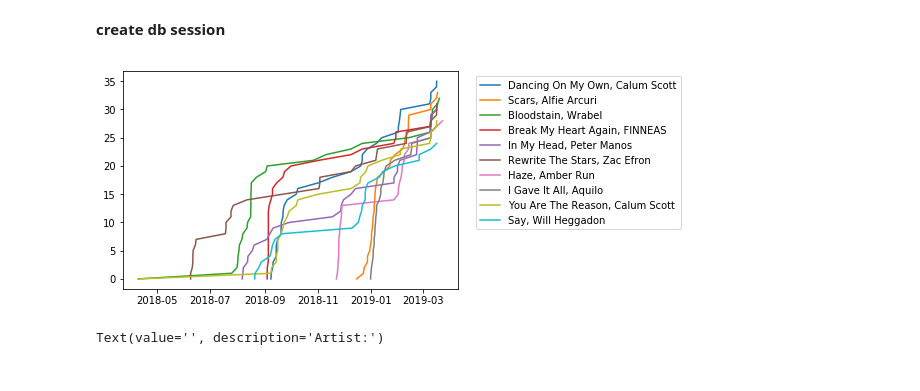
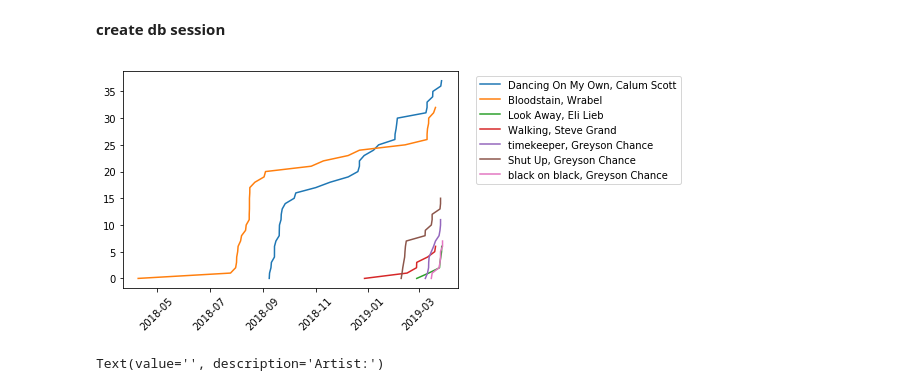
Before and after one commit to sermshar/mylastfm, a Jupyter notebook: mypylast_analysis.ipynb, the cells around one changed output. Saved outputs shown, nothing was run; the diff lists cells and outputs as text; code cells hidden in the pictures.

```diff
--- a/mypylast_analysis.ipynb
+++ b/mypylast_analysis.ipynb
@@ -53,20 +53,31 @@ def get_song_scrobbles(song, artist):
     df = df.sort_values(by='timestamp').reset_index(drop=True)
     plt.plot(df['timestamp'],df.index.values, label=song+', '+artist)
 # %%
+# get_song_scrobbles('Dancing On My Own', 'Calum Scott')
+# get_song_scrobbles('Scars', 'Alfie Arcuri')
+# get_song_scrobbles('Bloodstain', 'Wrabel')
+# get_song_scrobbles('Break My Heart Again', 'FINNEAS')
+# get_song_scrobbles('In My Head', 'Peter Manos')
+# get_song_scrobbles('Rewrite The Stars', 'Zac Efron')
+# get_song_scrobbles('Haze', 'Amber Run')
+# get_song_scrobbles('I Gave It All', 'Aquilo')
+# get_song_scrobbles('You Are The Reason', 'Calum Scott')
+# get_song_scrobbles('Say', 'Will Heggadon')
+# ----
 get_song_scrobbles('Dancing On My Own', 'Calum Scott')
-get_song_scrobbles('Scars', 'Alfie Arcuri')
 get_song_scrobbles('Bloodstain', 'Wrabel')
-get_song_scrobbles('Break My Heart Again', 'FINNEAS')
-get_song_scrobbles('In My Head', 'Peter Manos')
-get_song_scrobbles('Rewrite The Stars', 'Zac Efron')
-get_song_scrobbles('Haze', 'Amber Run')
-get_song_scrobbles('I Gave It All', 'Aquilo')
-get_song_scrobbles('You Are The Reason', 'Calum Scott')
-get_song_scrobbles('Say', 'Will Heggadon')
+get_song_scrobbles('Look Away', 'Eli Lieb')
+get_song_scrobbles('Walking','Steve Grand')
+get_song_scrobbles('timekeeper','Greyson Chance')
+get_song_scrobbles('Shut Up','Greyson Chance')
+get_song_scrobbles('black on black','Greyson Chance')
+# get_song_scrobbles('Hold Each Other', 'A Great Big World')
+#---
 plt.legend(bbox_to_anchor=(1.04,1), loc="upper left")
+plt.xticks(rotation=45)
 plt.show()
 # %% [output]
-[figure, old version]
+[figure, new version]
 # %%
 artist = ''
 def set_artist(input):
```
Also changed, not shown: parts of 1 cell of this notebook, 1 other file.
